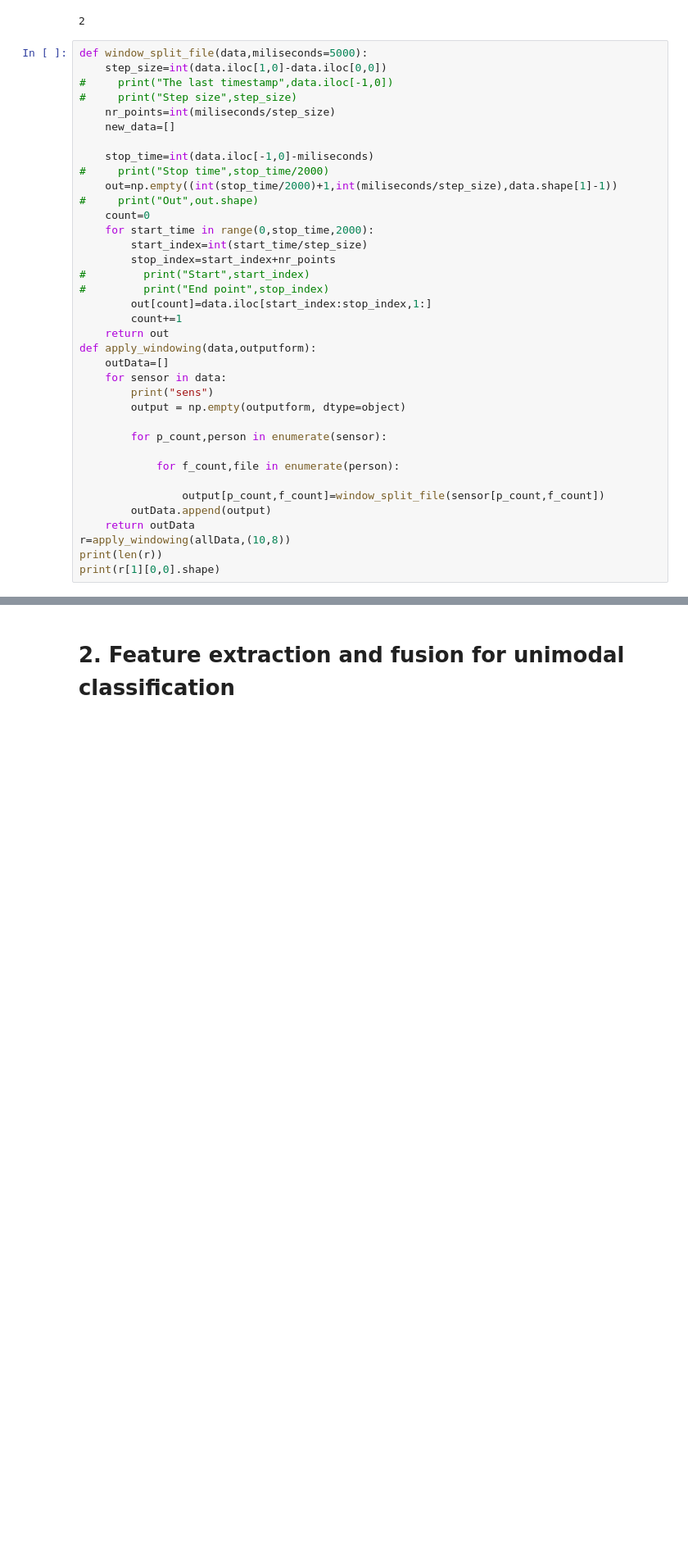
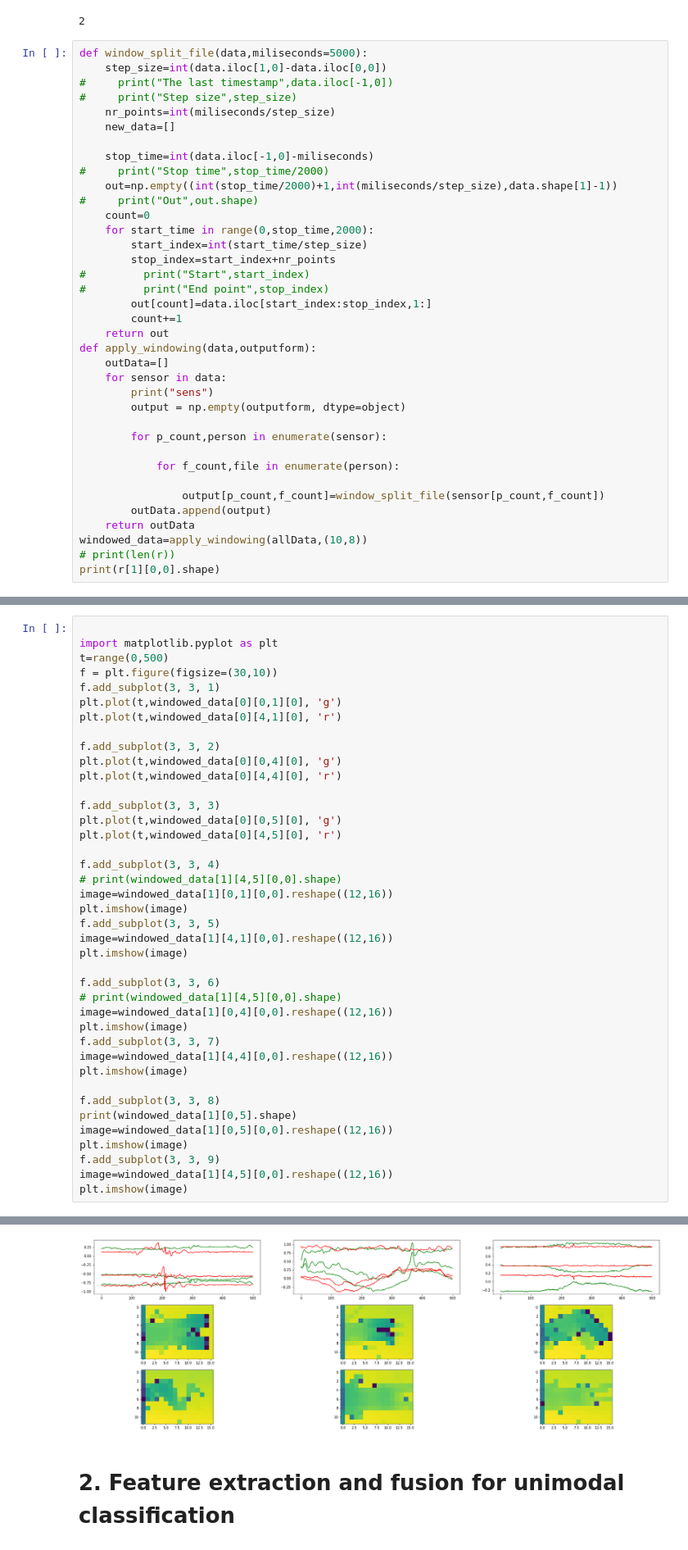
Before and after one commit to MAHA06/Multi-Modal-Project, a Jupyter notebook: project-work-MEx-classification.ipynb, the cells around one changed output, grey strips where cells are left out. Shown: that part at 82% size. Cells and saved outputs as stored; diff of their text form; blank space fills up the shorter version.

Commit message:
Done plotting

```diff
--- a/project-work-MEx-classification.ipynb
+++ b/project-work-MEx-classification.ipynb
@@ -153,8 +153,8 @@ def apply_windowing(data,outputform):
                 output[p_count,f_count]=window_split_file(sensor[p_count,f_count])
         outData.append(output)
     return outData
-r=apply_windowing(allData,(10,8))
-print(len(r))
+windowed_data=apply_windowing(allData,(10,8))
+# print(len(r))
 print(r[1][0,0].shape)
 # %% [output]
 sens
@@ -163,0 +165,41 @@ sens
+# %%
+
+import matplotlib.pyplot as plt
+t=range(0,500)
+f = plt.figure(figsize=(30,10))
+f.add_subplot(3, 3, 1)
+plt.plot(t,windowed_data[0][0,1][0], 'g')
+plt.plot(t,windowed_data[0][4,1][0], 'r')
+
+f.add_subplot(3, 3, 2)
+plt.plot(t,windowed_data[0][0,4][0], 'g')
+plt.plot(t,windowed_data[0][4,4][0], 'r')
+
+f.add_subplot(3, 3, 3)
+plt.plot(t,windowed_data[0][0,5][0], 'g')
+plt.plot(t,windowed_data[0][4,5][0], 'r')
+
+f.add_subplot(3, 3, 4)
+# print(windowed_data[1][4,5][0,0].shape)
+image=windowed_data[1][0,1][0,0].reshape((12,16))
+plt.imshow(image)
+f.add_subplot(3, 3, 5)
+image=windowed_data[1][4,1][0,0].reshape((12,16))
+plt.imshow(image)
+
+f.add_subplot(3, 3, 6)
+# print(windowed_data[1][4,5][0,0].shape)
+image=windowed_data[1][0,4][0,0].reshape((12,16))
+plt.imshow(image)
+f.add_subplot(3, 3, 7)
+image=windowed_data[1][4,4][0,0].reshape((12,16))
+plt.imshow(image)
+
+f.add_subplot(3, 3, 8)
+print(windowed_data[1][0,5].shape)
+image=windowed_data[1][0,5][0,0].reshape((12,16))
+plt.imshow(image)
+f.add_subplot(3, 3, 9)
+image=windowed_data[1][4,5][0,0].reshape((12,16))
+plt.imshow(image)
+# %% [output]
@@ -164,3 +208,4 @@ sens
+[figure, added]
 # %% [markdown]
 # 2. Feature extraction and fusion for unimodal classification
 # %% [markdown]
```
Also changed, not shown: parts of 3 cells of this notebook.
